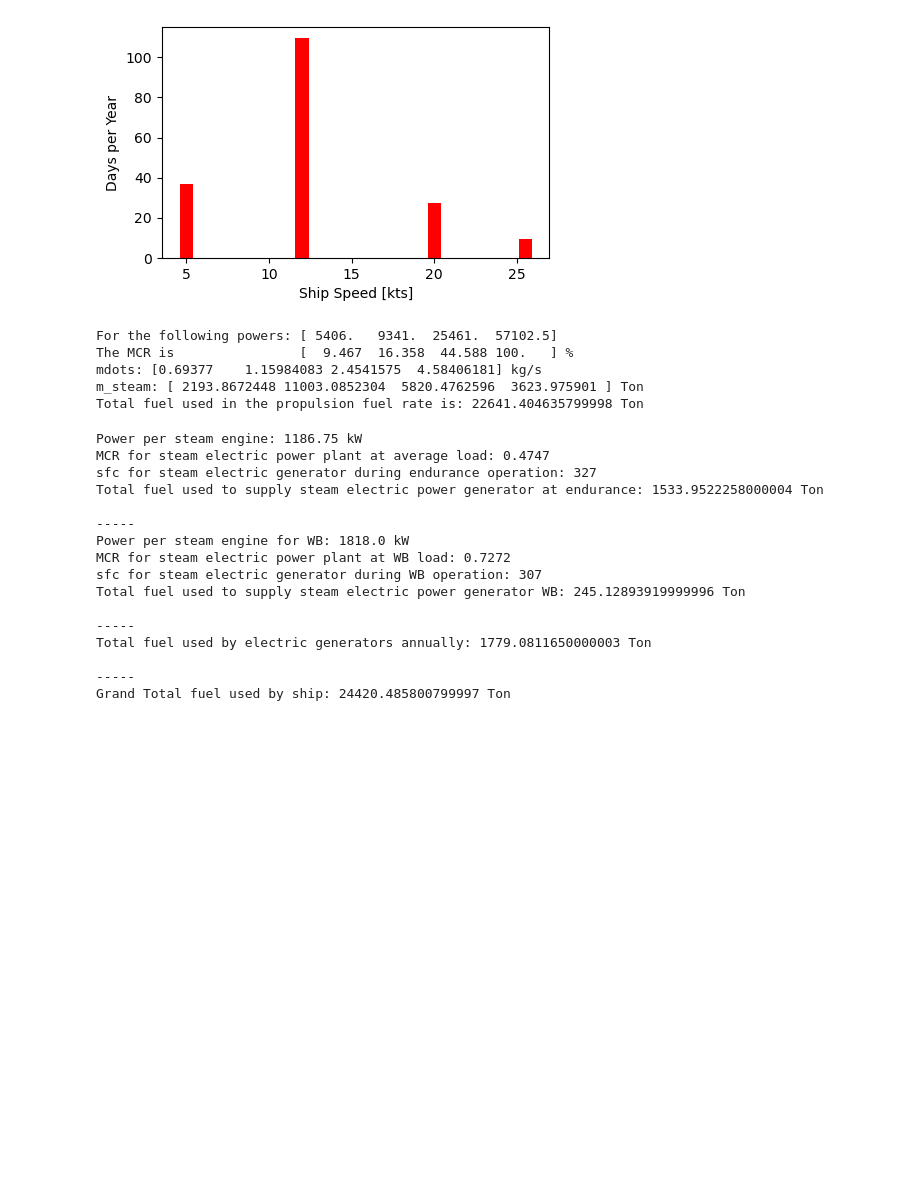
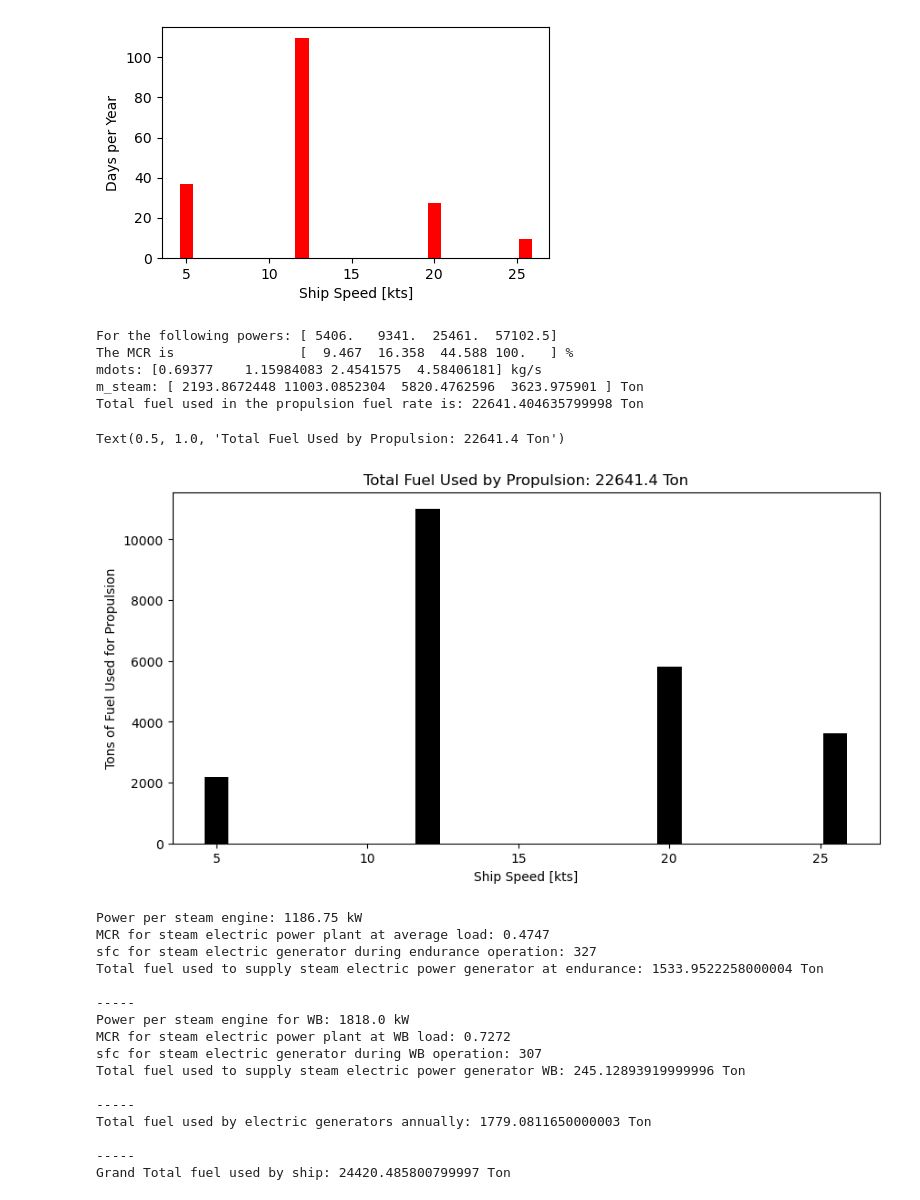
Before and after one commit to vandelij/marine_propulsion, a Jupyter notebook: final_project.ipynb, the cells around one changed output. Cells and saved outputs as stored; diff of their text form; code cells hidden in the pictures; blank space fills up the shorter version.

Commit message:
finished the example problem on ship emissions

```diff
--- a/final_project.ipynb
+++ b/final_project.ipynb
@@ -26,28 +26,36 @@ Text(0, 0.5, 'Days per Year')
 # %%
 # Steam Section
 sfc_100_steam = 289 # g/kwhr
 sfc_100_ssg = 242
 shift = sfc_100_steam - sfc_100_ssg
 fraction_load = break_powers / break_powers[-1]
 print(f'For the following powers: {break_powers}')
 print(f'The MCR is                {np.round(fraction_load*100, 3)} %')
 sfc_steam = np.array([415, 400, 300, 242]) + shift
 
 # calculate the fuel rates at certain speeds
 mdot_steam = sfc_steam*(1/60**2)*(1/1000)*break_powers
 print(f'mdots: {mdot_steam} kg/s')
 
 m_steam_annual = mdot_steam*num_days_underway*duration_frac*24*60**2
 print(f'm_steam: {m_steam_annual/1000} Ton')
 mtot_steam = np.sum(m_steam_annual)
 
 print(f'Total fuel used in the propulsion fuel rate is: {mtot_steam/1000} Ton')
+
+plt.figure(figsize=(10,5))
+plt.bar(speeds, m_steam_annual/1000, color='black')
+plt.xlabel('Ship Speed [kts]')
+plt.ylabel('Tons of Fuel Used for Propulsion')
+plt.title(f'Total Fuel Used by Propulsion: {np.round(mtot_steam/1000, 2)} Ton')
 # %% [output]
 For the following powers: [ 5406.   9341.  25461.  57102.5]
 The MCR is                [  9.467  16.358  44.588 100.   ] %
 mdots: [0.69377    1.15984083 2.4541575  4.58406181] kg/s
 m_steam: [ 2193.8672448 11003.0852304  5820.4762596  3623.975901 ] Ton
 Total fuel used in the propulsion fuel rate is: 22641.404635799998 Ton
+Text(0.5, 1.0, 'Total Fuel Used by Propulsion: 22641.4 Ton')
+[figure, added]
 # %%
 # As-is electrical generation
 
```
